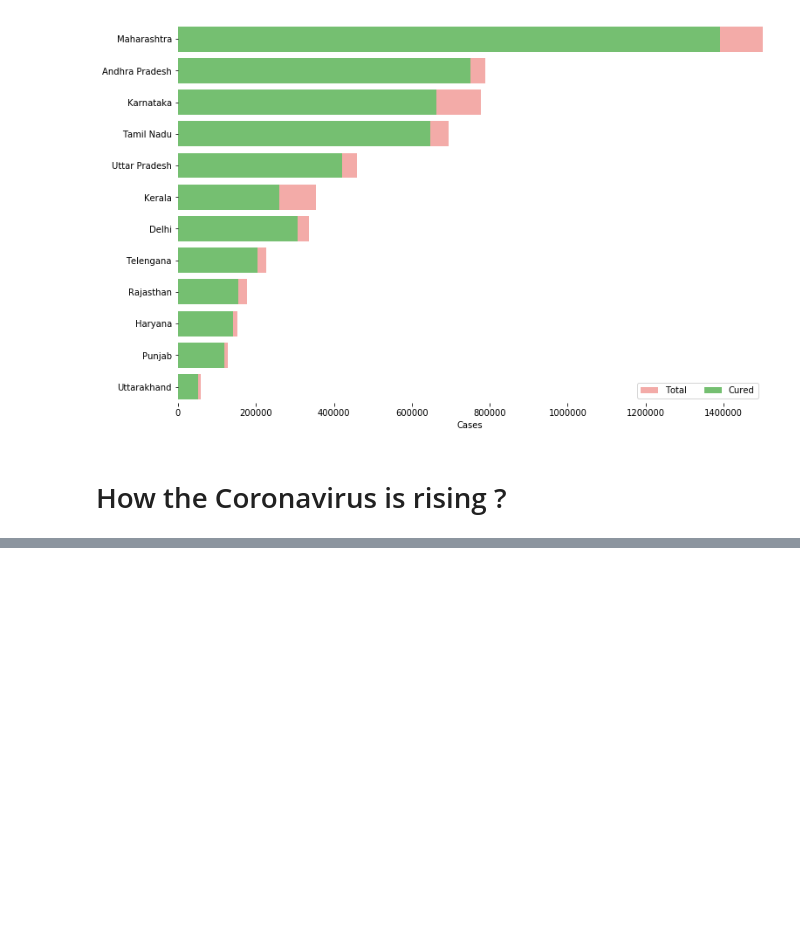
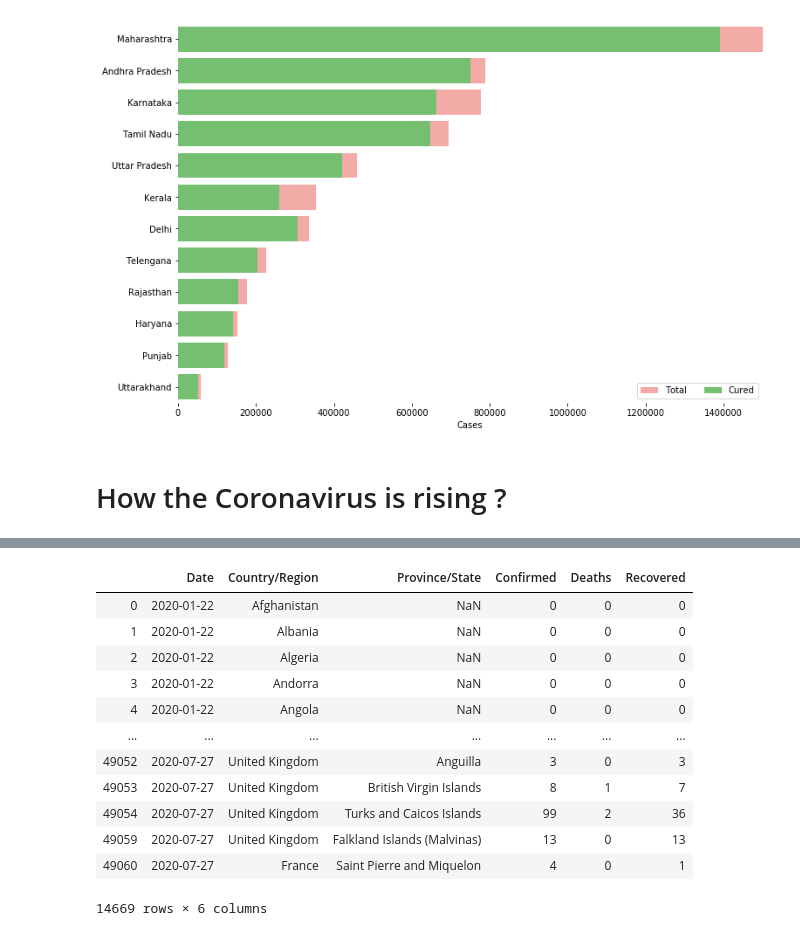
Before and after one commit to sauravchaudharysc/COVID-19_OutBreak, a Jupyter notebook: COVID-19 OUTBREAK.ipynb, the cells around one changed output, grey strips where cells are left out. Cells and saved outputs as stored; diff of their text form; code cells hidden in the pictures; blank space fills up the shorter version.

```diff
--- a/COVID-19 OUTBREAK.ipynb
+++ b/COVID-19 OUTBREAK.ipynb
@@ -234,0 +268,5 @@ fig.show()
+# %%
+df = pd.read_csv('covid_19_clean_complete.csv')
+df_confirmed = pd.read_csv('time_series_covid19_confirmed_global.csv')
+df_recovered = pd.read_csv('time_series_covid19_recovered_global.csv')
+df_death = pd.read_csv('time_series_covid19_deaths_global.csv')
@@ -234,0 +292,18 @@ fig.show()
+# %%
+df2=df.groupby(['Date','Country/Region','Province/State'])[['Date','Country/Region','Province/State','Confirmed','Deaths','Recovered']]
+# %%
+df2.head()
+# %% [output]
+|  | Date | Country/Region | Province/State | Confirmed | Deaths | Recovered |
+| 0 | 2020-01-22 | Afghanistan | NaN | 0 | 0 | 0 |
+| 1 | 2020-01-22 | Albania | NaN | 0 | 0 | 0 |
+| 2 | 2020-01-22 | Algeria | NaN | 0 | 0 | 0 |
+| 3 | 2020-01-22 | Andorra | NaN | 0 | 0 | 0 |
+| 4 | 2020-01-22 | Angola | NaN | 0 | 0 | 0 |
+| ... | ... | ... | ... | ... | ... | ... |
+| 49052 | 2020-07-27 | United Kingdom | Anguilla | 3 | 0 | 3 |
+| 49053 | 2020-07-27 | United Kingdom | British Virgin Islands | 8 | 1 | 7 |
+| 49054 | 2020-07-27 | United Kingdom | Turks and Caicos Islands | 99 | 2 | 36 |
+| 49059 | 2020-07-27 | United Kingdom | Falkland Islands (Malvinas) | 13 | 0 | 13 |
+| 49060 | 2020-07-27 | France | Saint Pierre and Miquelon | 4 | 0 | 1 |
+14669 rows × 6 columns
```
Also changed, not shown: parts of 24 cells of this notebook, 4 other files.
